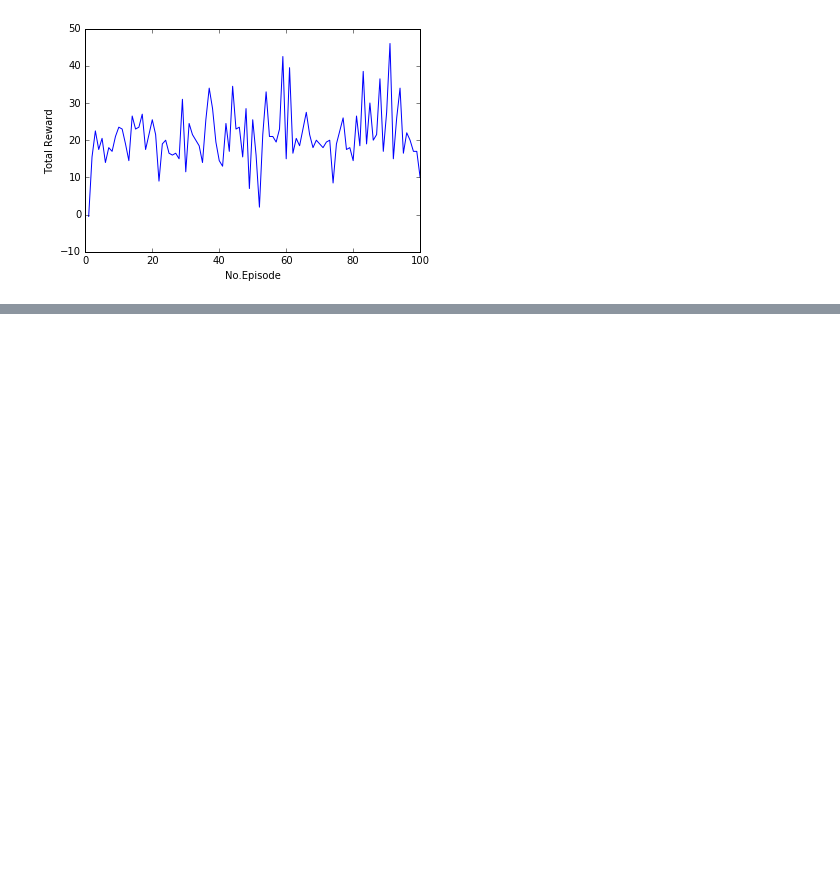
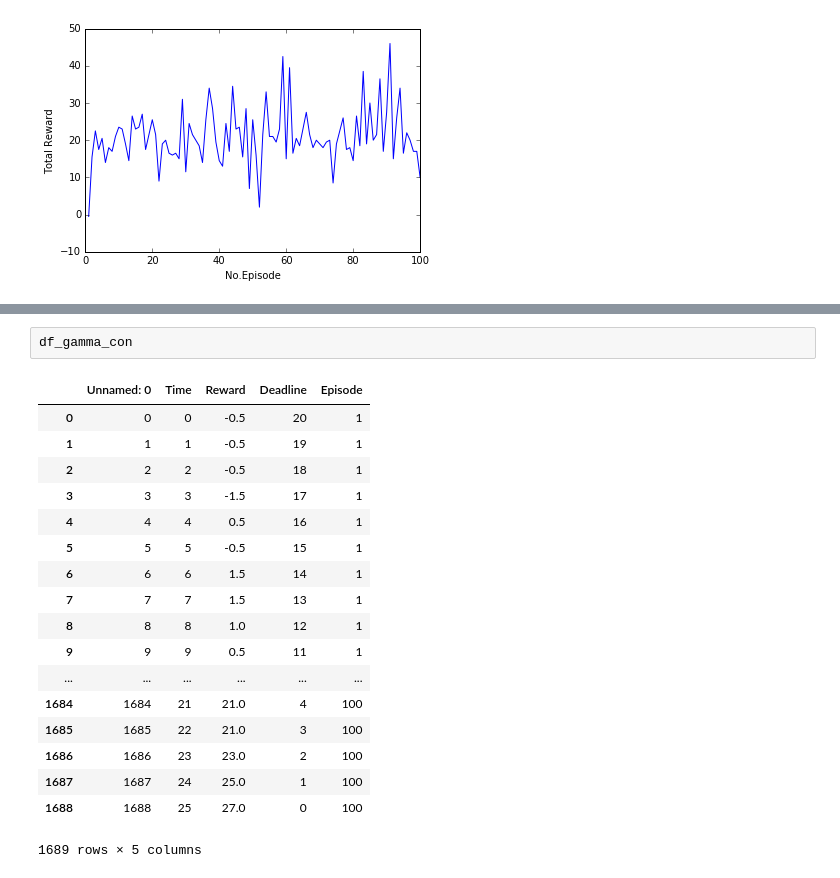
Before and after one commit to RyosukeHonda/smartcab, a Jupyter notebook: report smartcab.ipynb, the cells around one changed output, grey strips where cells are left out. Cells and saved outputs as stored; diff of their text form; blank space fills up the shorter version.

```diff
--- a/report smartcab.ipynb
+++ b/report smartcab.ipynb
@@ -224,0 +248,21 @@ Name: Reward, dtype: float64
+# %%
+df_gamma_con
+# %% [output]
+|  | Unnamed: 0 | Time | Reward | Deadline | Episode |
+| 0 | 0 | 0 | -0.5 | 20 | 1 |
+| 1 | 1 | 1 | -0.5 | 19 | 1 |
+| 2 | 2 | 2 | -0.5 | 18 | 1 |
+| 3 | 3 | 3 | -1.5 | 17 | 1 |
+| 4 | 4 | 4 | 0.5 | 16 | 1 |
+| 5 | 5 | 5 | -0.5 | 15 | 1 |
+| 6 | 6 | 6 | 1.5 | 14 | 1 |
+| 7 | 7 | 7 | 1.5 | 13 | 1 |
+| 8 | 8 | 8 | 1.0 | 12 | 1 |
+| 9 | 9 | 9 | 0.5 | 11 | 1 |
+| ... | ... | ... | ... | ... | ... |
+| 1684 | 1684 | 21 | 21.0 | 4 | 100 |
+| 1685 | 1685 | 22 | 21.0 | 3 | 100 |
+| 1686 | 1686 | 23 | 23.0 | 2 | 100 |
+| 1687 | 1687 | 24 | 25.0 | 1 | 100 |
+| 1688 | 1688 | 25 | 27.0 | 0 | 100 |
+1689 rows × 5 columns
```
Also changed, not shown: parts of 10 cells of this notebook, 12 other files.
